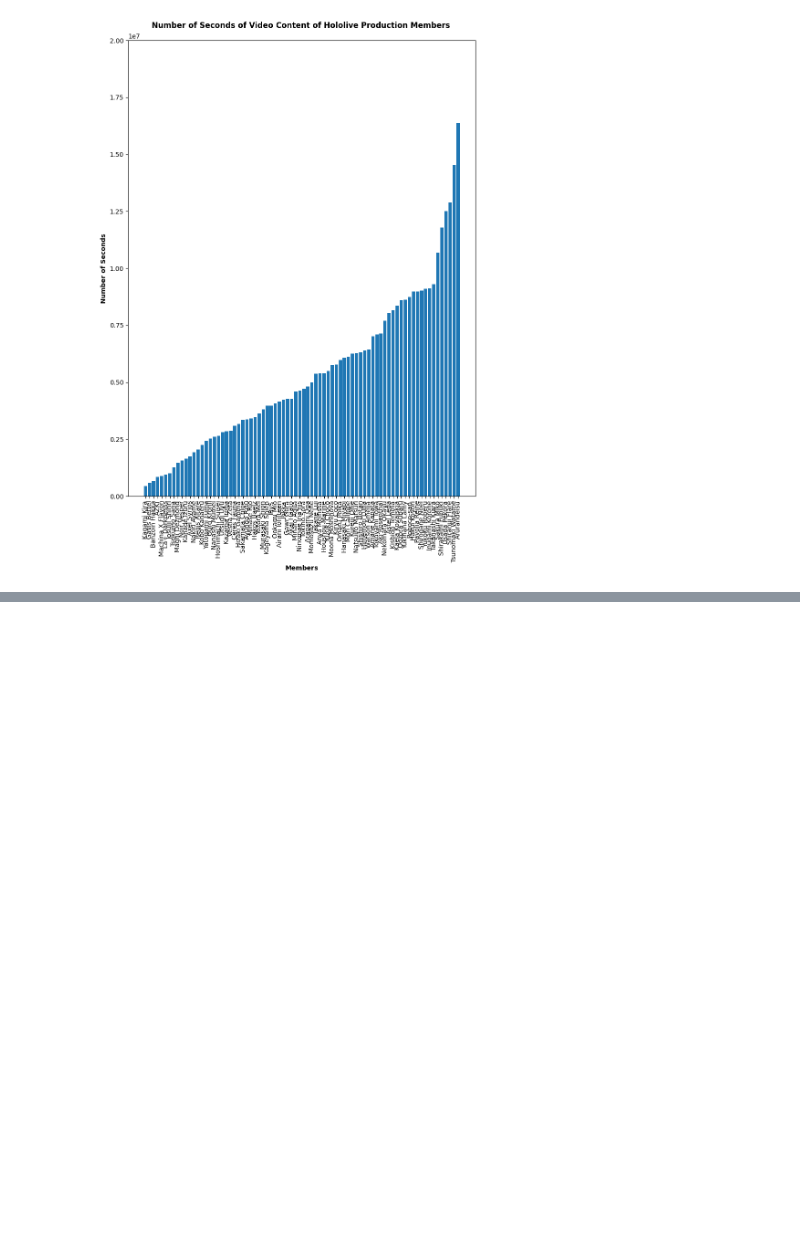
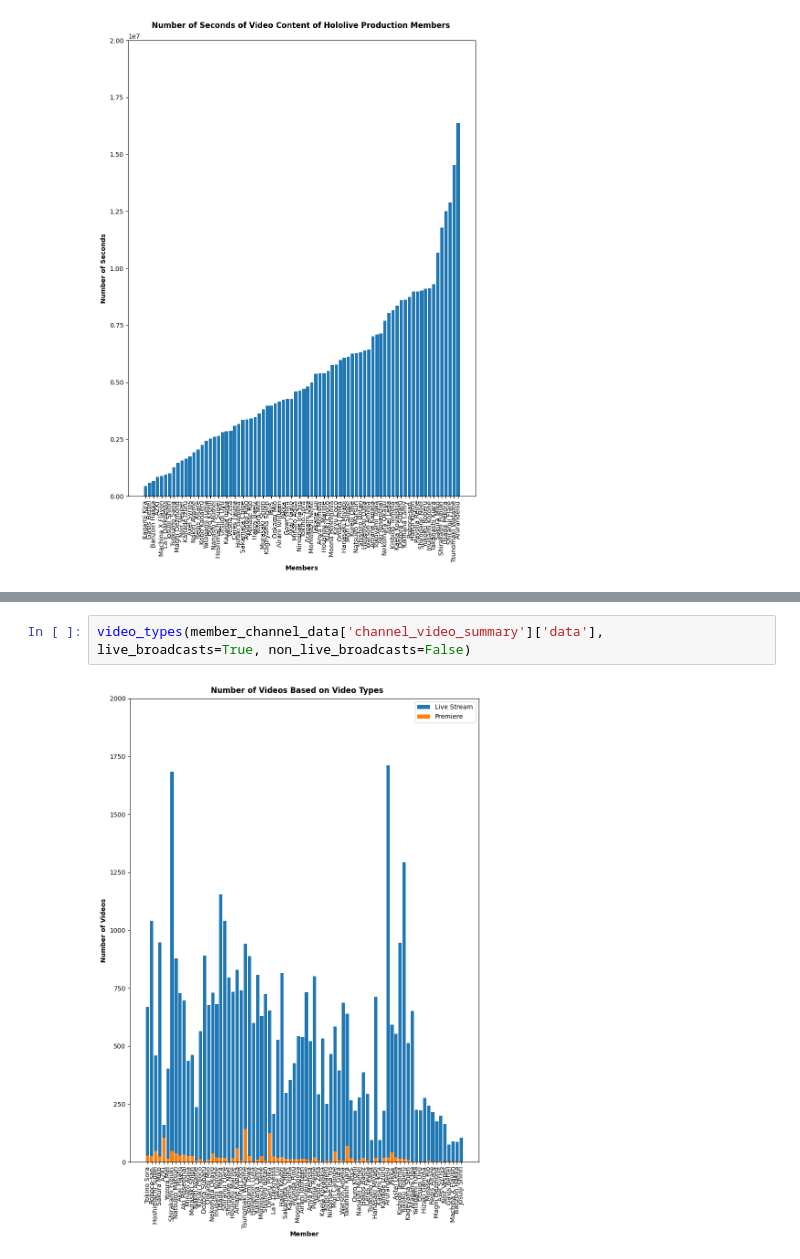
Before and after one commit to Johnson-Tung/holoAnalytics, a Jupyter notebook: scripts/visualize_youtube_data_(prototyping).ipynb, the cells around one changed output, grey strips where cells are left out. Drawn from its saved outputs; the diff is of its cells as text; blank space fills up the shorter version.

```diff
--- a/scripts/visualize_youtube_data_(prototyping).ipynb
+++ b/scripts/visualize_youtube_data_(prototyping).ipynb
@@ -120,0 +163,4 @@ total_video_duration(member_data, member_channel_data['channel_video_summary']['
+# %%
+video_types(member_channel_data['channel_video_summary']['data'], live_broadcasts=True, non_live_broadcasts=False)
+# %% [output]
+[figure, added]
```
Also changed, not shown: parts of 2 cells of this notebook.
